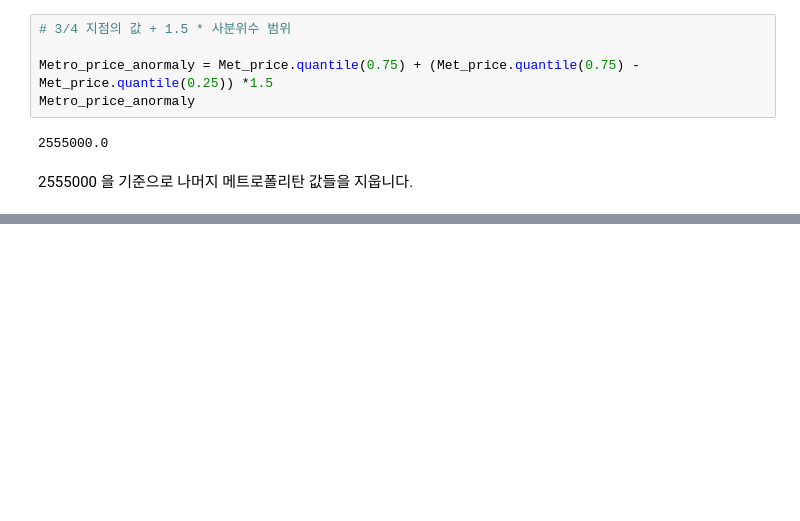
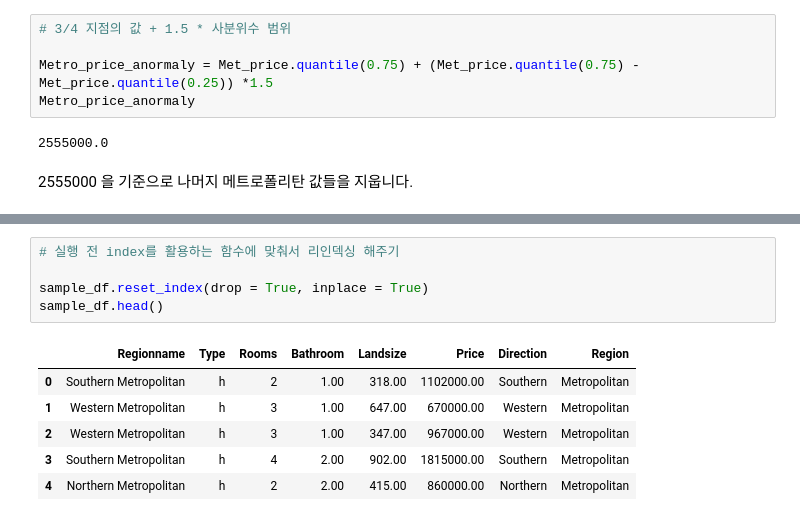
Before and after one commit to Angela-Park-JE/TIL_ver1, a Jupyter notebook: pandas/permutation_test.ipynb, the cells around one changed output, grey strips where cells are left out. Saved outputs shown, nothing was run; the diff lists cells and outputs as text; blank space fills up the shorter version.

```diff
--- a/pandas/permutation_test.ipynb
+++ b/pandas/permutation_test.ipynb
@@ -261,0 +333,12 @@ Metro_price_anormaly
+# %%
+# 실행 전 index를 활용하는 함수에 맞춰서 리인덱싱 해주기
+
+sample_df.reset_index(drop = True, inplace = True)
+sample_df.head()
+# %% [output]
+|  | Regionname | Type | Rooms | Bathroom | Landsize | Price | Direction | Region |
+| 0 | Southern Metropolitan | h | 2 | 1.00 | 318.00 | 1102000.00 | Southern | Metropolitan |
+| 1 | Western Metropolitan | h | 3 | 1.00 | 647.00 | 670000.00 | Western | Metropolitan |
+| 2 | Western Metropolitan | h | 3 | 1.00 | 347.00 | 967000.00 | Western | Metropolitan |
+| 3 | Southern Metropolitan | h | 4 | 2.00 | 902.00 | 1815000.00 | Southern | Metropolitan |
+| 4 | Northern Metropolitan | h | 2 | 2.00 | 415.00 | 860000.00 | Northern | Metropolitan |
```
Also changed, not shown: parts of 10 cells of this notebook.
